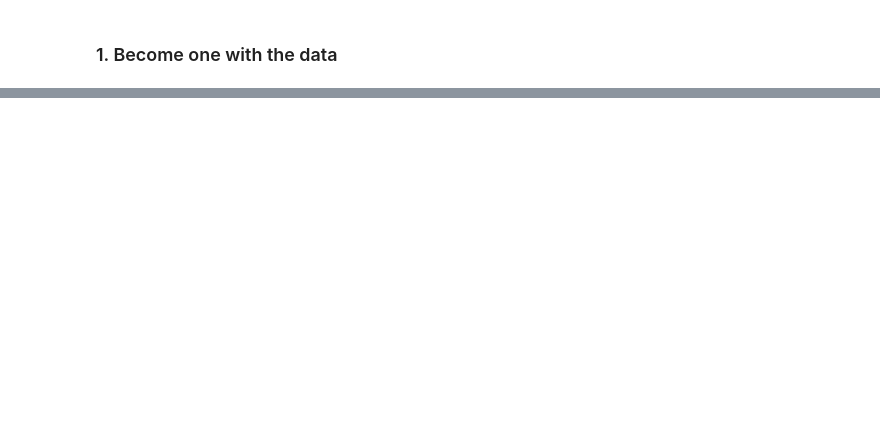
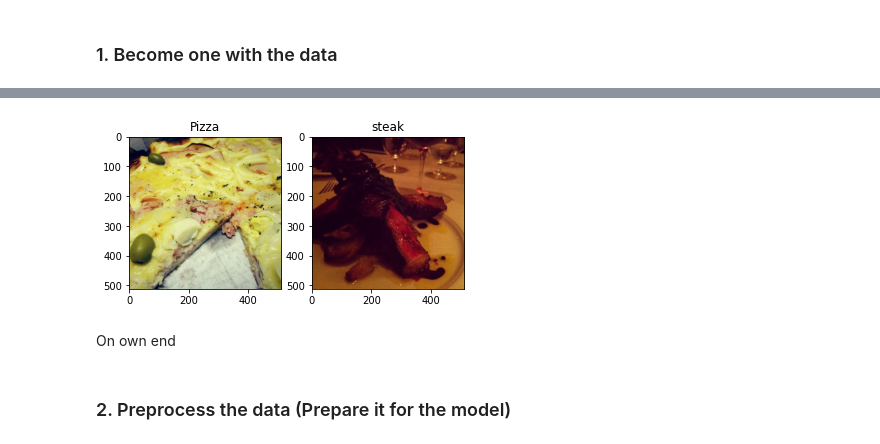
Before and after one commit to shashwat9kumar/ML-And-DataScience, a Jupyter notebook: Tensorflow/03_introduction_to_computer_vision_using_tensorflow.ipynb, the cells around one changed output, grey strips where cells are left out. Saved outputs shown, nothing was run; the diff lists cells and outputs as text; code cells hidden in the pictures; blank space fills up the shorter version.

```diff
--- a/Tensorflow/03_introduction_to_computer_vision_using_tensorflow.ipynb
+++ b/Tensorflow/03_introduction_to_computer_vision_using_tensorflow.ipynb
@@ -480,0 +533,13 @@ Image shape: (512, 512, 3)
+# %%
+plt.subplot(1,2,1)
+plt.imshow(mpimg.imread("pizza_steak/train/pizza" + "/" + (random.sample(os.listdir("pizza_steak/train/pizza"), 1)[0])))
+plt.title("Pizza")
+plt.subplot(1,2,2)
+plt.imshow(mpimg.imread("pizza_steak/train/steak" + "/" + (random.sample(os.listdir("pizza_steak/train/steak"), 1)[0])))
+plt.title("steak");
+# %% [output]
+[figure, added]
+# %% [markdown]
+On own end
+# %% [markdown]
+### 2. Preprocess the data (Prepare it for the model)
```
Also changed, not shown: parts of 35 cells of this notebook.
